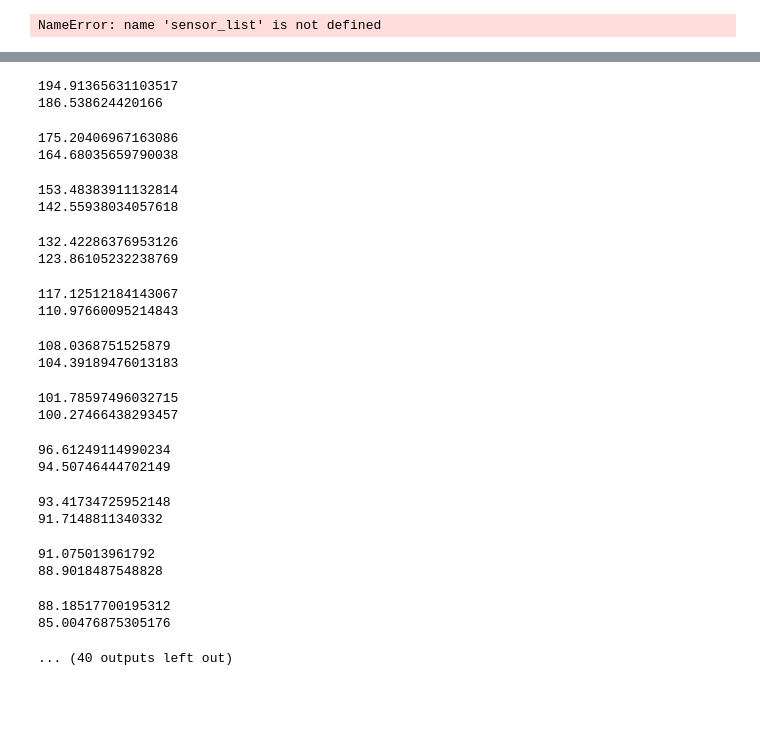
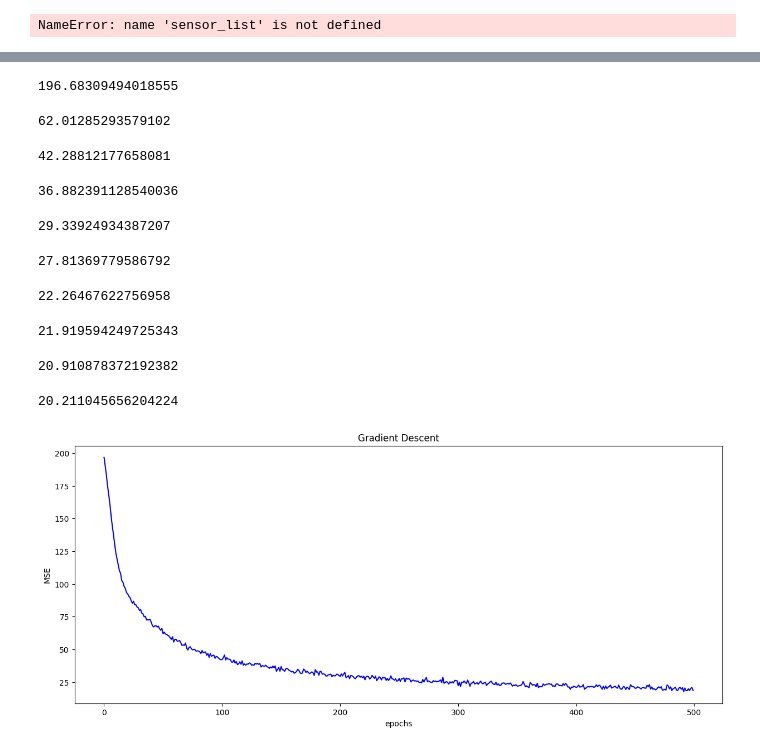
Before and after one commit to ElmerHR/MakeAIWork2, a Jupyter notebook: project/simpylc/notebooks/neural_net.ipynb, the cells around one changed output, grey strips where cells are left out. Saved outputs shown, nothing was run; the diff lists cells and outputs as text; code cells hidden in the pictures; blank space fills up the shorter version.

```diff
--- a/project/simpylc/notebooks/neural_net.ipynb
+++ b/project/simpylc/notebooks/neural_net.ipynb
@@ -255,7 +255,7 @@ for sensor in sensor_list:
 NameError: name 'sensor_list' is not defined
 # %%
 hidden_layers = [[16, 64], [64, 64], [64, 128], [128, 1]]
-epochs = 100
+epochs = 500
 lr = 0.0001
 batch_size = 60
 batchnorm = True
@@ -289,27 +289,15 @@ neural_net.save_model(notebook_str)
 Training...
-194.91365631103517
-186.538624420166
+196.68309494018555
-175.20406967163086
-164.68035659790038
+62.01285293579102
-153.48383911132814
-142.55938034057618
+42.28812177658081
-132.42286376953126
-123.86105232238769
+36.882391128540036
-117.12512184143067
-110.97660095214843
+29.33924934387207
-108.0368751525879
-104.39189476013183
+27.81369779586792
-101.78597496032715
-100.27466438293457
+22.26467622756958
-96.61249114990234
-94.50746444702149
+21.919594249725343
-93.41734725952148
-91.7148811340332
+20.910878372192382
-91.075013961792
-88.9018487548828
+20.211045656204224
-88.18517700195312
-85.00476875305176
-... (40 outputs left out)
+[figure, added]
 # %%
 hidden_layers = [[3, 16], [16, 64], [64, 256], [256, 64], [64, 1]]
 epochs = 300
```
Also changed, not shown: parts of 2 cells of this notebook.
